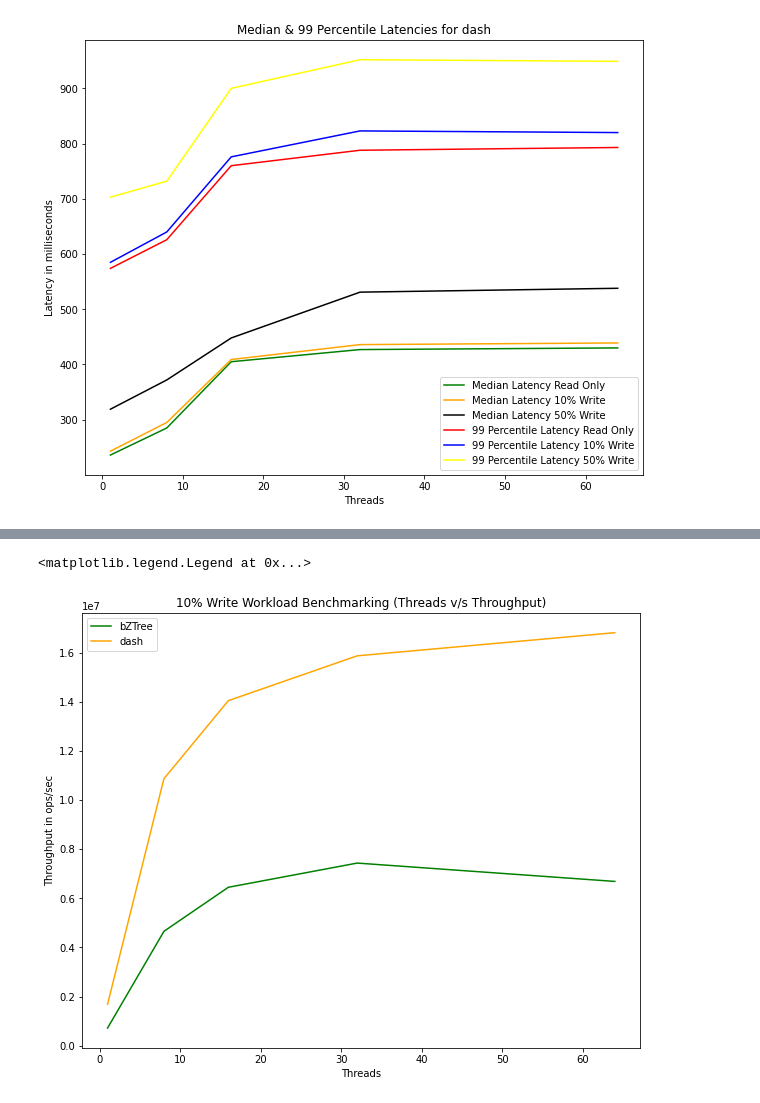
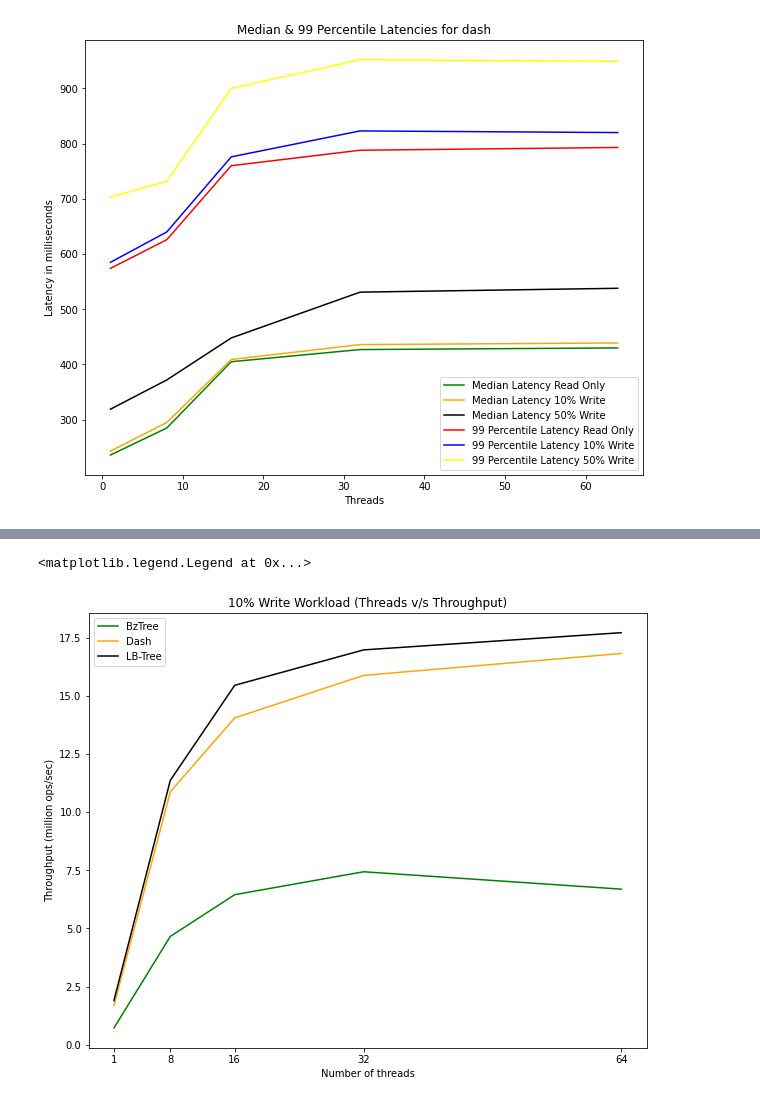
Before and after one commit to nisargshah95/Comparison-of-Indexes-for-PMem, a Jupyter notebook: CS764.ipynb, the cells around one changed output, grey strips where cells are left out. Drawn from its saved outputs; the diff is of its cells as text; code cells hidden in the pictures.

```diff
--- a/CS764.ipynb
+++ b/CS764.ipynb
@@ -105,21 +110,24 @@ plt.legend(handles=[bzReadOnlyLine, dReadOnlyLine])
 # %%
 # 10% WRITE - THROUGHPUT VS THREADS (ACROSS TREES)
 
 threads = [1, 8, 16, 32, 64]
-bzThroughput10Write = [718435, 4656001, 6449443, 7434534, 6688198]
-dThroughput10Write = [1685789, 10870269, 14048054, 15873237, 16815622]
+bzThroughput10Write = [.718435, 4.656001, 6.449443, 7.434534, 6.688198]
+dThroughput10Write = [1.685789, 10.870269, 14.048054, 15.873237, 16.815622]
+lThroughput10Write = [1.901740, 11.362727, 15.447752, 16.969160, 17.709184]
 
 plt.figure(figsize=(10,8))
-bz10WriteLine, = plt.plot(threads, bzThroughput10Write, color='g', label = 'bZTree')
-d10WriteLine, = plt.plot(threads, dThroughput10Write, color='orange', label = 'dash')
+bz10WriteLine, = plt.plot(threads, bzThroughput10Write, color='g', label = 'BzTree')
+d10WriteLine, = plt.plot(threads, dThroughput10Write, color='orange', label = 'Dash')
+l10WriteLine, = plt.plot(threads, lThroughput10Write, color='black', label = 'LB-Tree')
 
-plt.xlabel('Threads')
-plt.ylabel('Throughput in ops/sec')
-plt.title('10% Write Workload Benchmarking (Threads v/s Throughput)')
-plt.legend(handles=[bz10WriteLine, d10WriteLine])
+plt.xlabel('Number of threads')
+plt.xticks([1, 8, 16, 32, 64])
+plt.ylabel('Throughput (million ops/sec)')
+plt.title('10% Write Workload (Threads v/s Throughput)')
+plt.legend(handles=[bz10WriteLine, d10WriteLine, l10WriteLine])
 # %% [output]
 <matplotlib.legend.Legend at 0x...>
-[figure, old version]
+[figure, new version]
 # %%
 # 50% WRITE - THROUGHPUT VS THREADS (ACROSS TREES)
 
```
Also changed, not shown: parts of 6 cells of this notebook.
